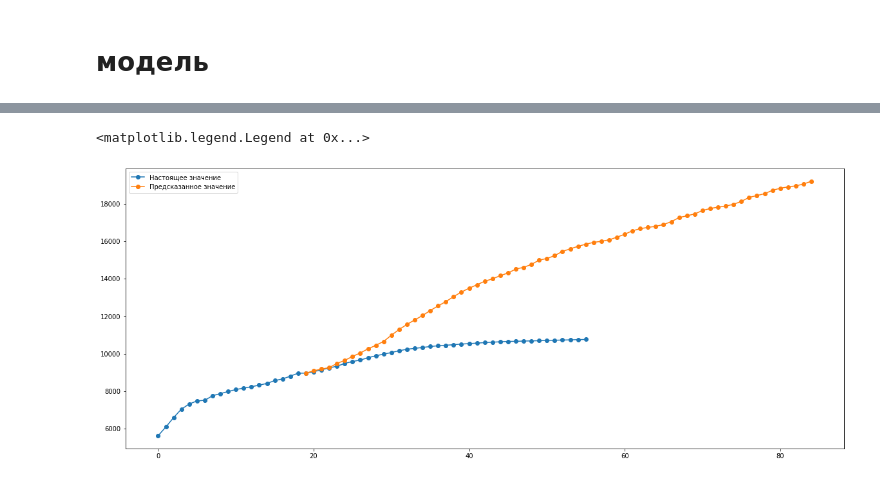
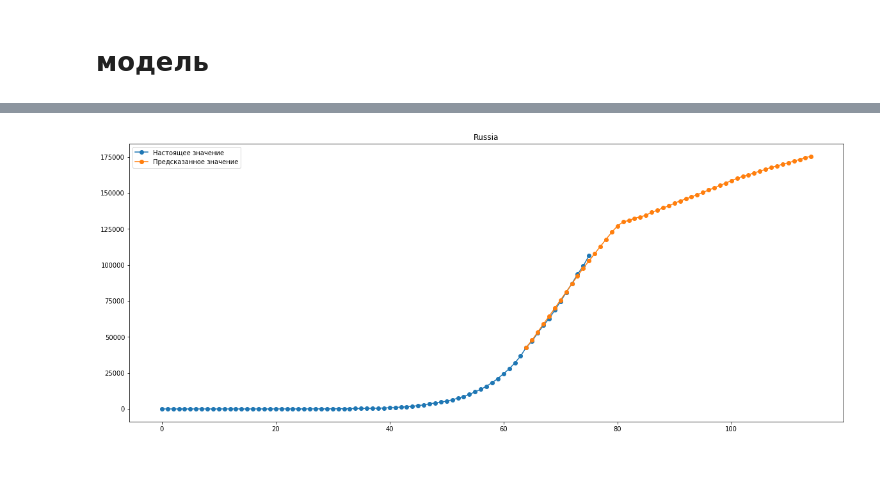
Before and after one commit to 5000factorial/COVID_models, a Jupyter notebook: covid_predict.ipynb, the cells around one changed output, grey strips where cells are left out. Drawn from its saved outputs; the diff is of its cells as text; code cells hidden in the pictures.

Commit message:
добавил признаки за 5 дней, убрал _deaths

```diff
--- a/covid_predict.ipynb
+++ b/covid_predict.ipynb
@@ -62,7 +63,7 @@ cases.head()
 # %% [markdown]
 удалить дни без зараженных
 # %%
-cases = cases[cases['confirmed'] >=5 ]
+cases = cases[cases['confirmed'] !=0 ]
 # %% [markdown]
 ## данные о регионах
 # %%
@@ -193,15 +212,19 @@ feature_list = ['density', 'fertility_rate',
                 'land_area', 'median_age',
                 'migrants', 'population',
                 'urban_pop_rate', 'world_share', 'day',
-                'confirmed_last', 'deaths_last',
-                'confirmed_last2', 'deaths_last2',
-                'confirmed_last3', 'deaths_last3',
-                'confirmed_delta2', 'deaths_delta2',
-                'confirmed_delta3', 'deaths_delta3',
-                'confirmed/population', 'deaths/population']
+                'confirmed_last',
+                'confirmed_last2',
+                'confirmed_last3',
+                'confirmed_last4',
+                'confirmed_last5',
+                'confirmed_delta2',
+                'confirmed_delta3',
+                'confirmed_delta4',
+                'confirmed_delta5',
+                'confirmed/population']
 
 test_region = 'Korea, South'
-#test_region = 'Greece'
+test_region = 'Russia'
 # %%
 data = df.copy()
 
@@ -261,58 +282,63 @@ ax.legend()
 # %%
 #построить прогноз на N_DAYS дней
-N_DAYS = 65
-LAG = 35
-
-
+N_DAYS = 50
+LAG = 10
+PLOT_FIRST_DAY = 10
 
 X1 = pd.DataFrame(X_test.iloc[-1-LAG]).T
 C = [c_test.iloc[-LAG-2]]
 D = [d_test.iloc[-LAG-2]]
 for i in range(N_DAYS):
     #print(X1)
     c = model_c.predict(X1)
-    d = model_d.predict(X1)
+    #d = model_d.predict(X1)
     X1[:] = scaler.inverse_transform(X1[:])
     C.append(X1.iloc[0]['confirmed_last'] + c[0])
-    D.append(X1.iloc[0]['deaths_last'] + d[0])
-    '''
-    day,
-    'confirmed_last', 'deaths_last',
-    'confirmed_last2', 'deaths_last2',
-    'confirmed_last3', 'deaths_last3',
-    'confirmed_delta2', 'deaths_delta2',
-    'confirmed_delta3', 'deaths_delta3',
-    'confirmed/population', 'deaths/population
-    '''
+    #D.append(X1.iloc[0]['deaths_last'] + d[0])
+
     X1['day'] += 1
 
+    X1.iloc[0]['confirmed_last5'] = X1.iloc[0]['confirmed_last4']
+    #X1.iloc[0]['deaths_last5'] = X1.iloc[0]['confirmed_last4']
+
+    X1.iloc[0]['confirmed_last4'] = X1.iloc[0]['confirmed_last3']
+    #X1.iloc[0]['deaths_last4'] = X1.iloc[0]['confirmed_last3']
+
     X1.iloc[0]['confirmed_last3'] = X1.iloc[0]['confirmed_last2']
-    X1.iloc[0]['deaths_last3'] = X1.iloc[0]['confirmed_last2']
+    #X1.iloc[0]['deaths_last3'] = X1.iloc[0]['confirmed_last2']
 
     X1.iloc[0]['confirmed_last2'] = X1.iloc[0]['confirmed_last']
-    X1.iloc[0]['deaths_last2'] = X1.iloc[0]['confirmed_last']
+    #X1.iloc[0]['deaths_last2'] = X1.iloc[0]['confirmed_last']
 
     X1.iloc[0]['confirmed_last'] += c[0]
-    X1.iloc[0]['deaths_last'] += d[0]
+    #X1.iloc[0]['deaths_last'] += d[0]
+
+    X1.iloc[0]['confirmed_delta5'] = X1.iloc[0]['confirmed_delta4']
+    #X1.iloc[0]['deaths_delta5'] = X1.iloc[0]['deaths_delta4']
+
+    X1.iloc[0]['confirmed_delta4'] = X1.iloc[0]['confirmed_delta3']
+    #X1.iloc[0]['deaths_delta4'] = X1.iloc[0]['deaths_delta3']
 
     X1.iloc[0]['confirmed_delta3'] = X1.iloc[0]['confirmed_delta2']
-    X1.iloc[0]['deaths_delta3'] = X1.iloc[0]['deaths_delta2']
+    #X1.iloc[0]['deaths_delta3'] = X1.iloc[0]['deaths_delta2']
 
     X1.iloc[0]['confirmed_delta2'] = c[0]
-    X1.iloc[0]['deaths_delta2'] = d[0]
+    #X1.iloc[0]['deaths_delta2'] = d[0]
 
     X1['confirmed/population'] = X1['confirmed_last'] / X1['population']
-    X1['deaths/population'] = X1['deaths_last'] / X1['population']
+    #X1['deaths/population'] = X1['deaths_last'] / X1['population']
 
     X1[:] = scaler.transform(X1[:])
 
 #график
 fig, ax = plt.subplots()
-x1 = list(range(len(c_test[30:])))
+x1 = list(range(len(c_test[PLOT_FIRST_DAY:])))
+#x1 = data_test['date'][PLOT_FIRST_DAY:]
 x2 = np.array(range(N_DAYS+1)) + len(x1) - LAG - 2
-ax.plot(x1, c_test[30:], marker='o', label = "Настоящее значение")
+ax.plot(x1, c_test[PLOT_FIRST_DAY:], marker='o', label = "Настоящее значение")
 ax.plot(x2, C, marker='o', label = "Предсказанное значение")
+ax.set_title(test_region)
 ax.legend()
+plt.show()
 # %% [output]
-<matplotlib.legend.Legend at 0x...>
-[figure, old version]
+[figure, new version]
```
Also changed, not shown: parts of 17 cells of this notebook.
